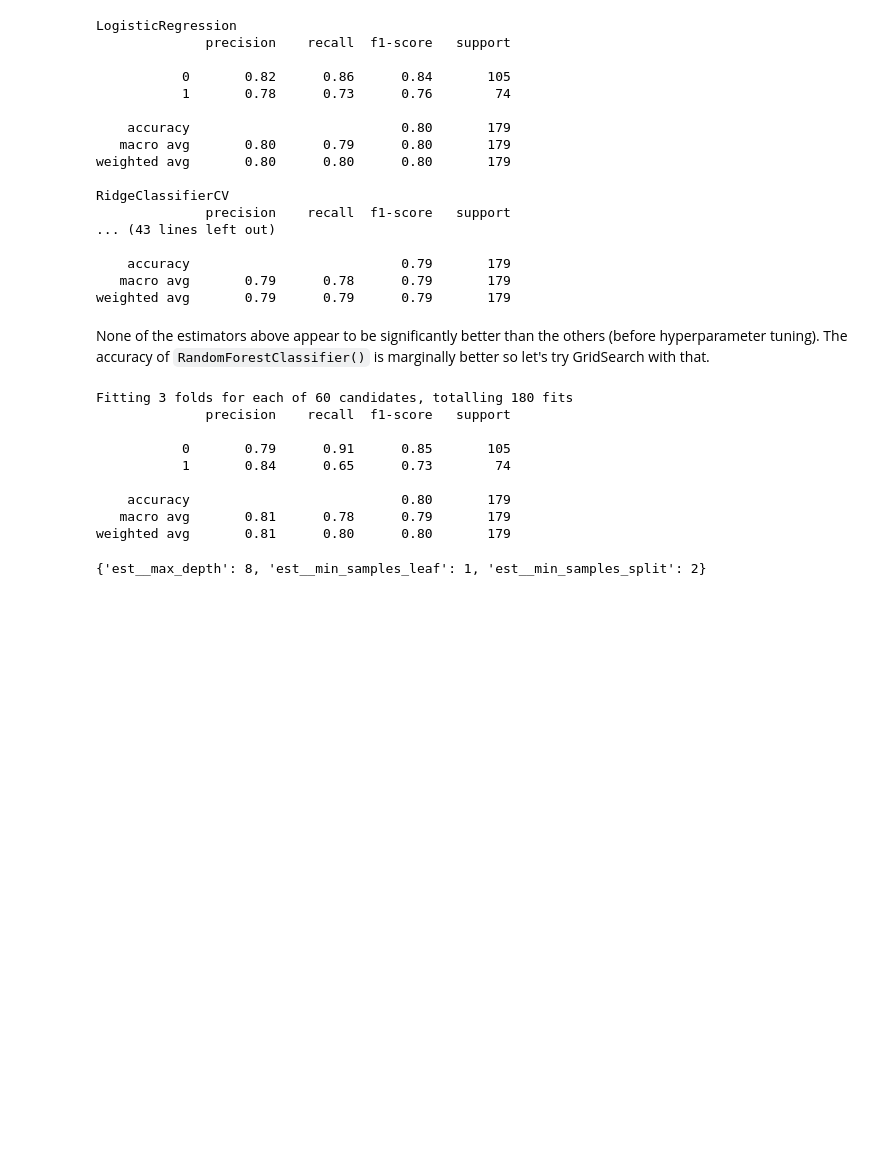
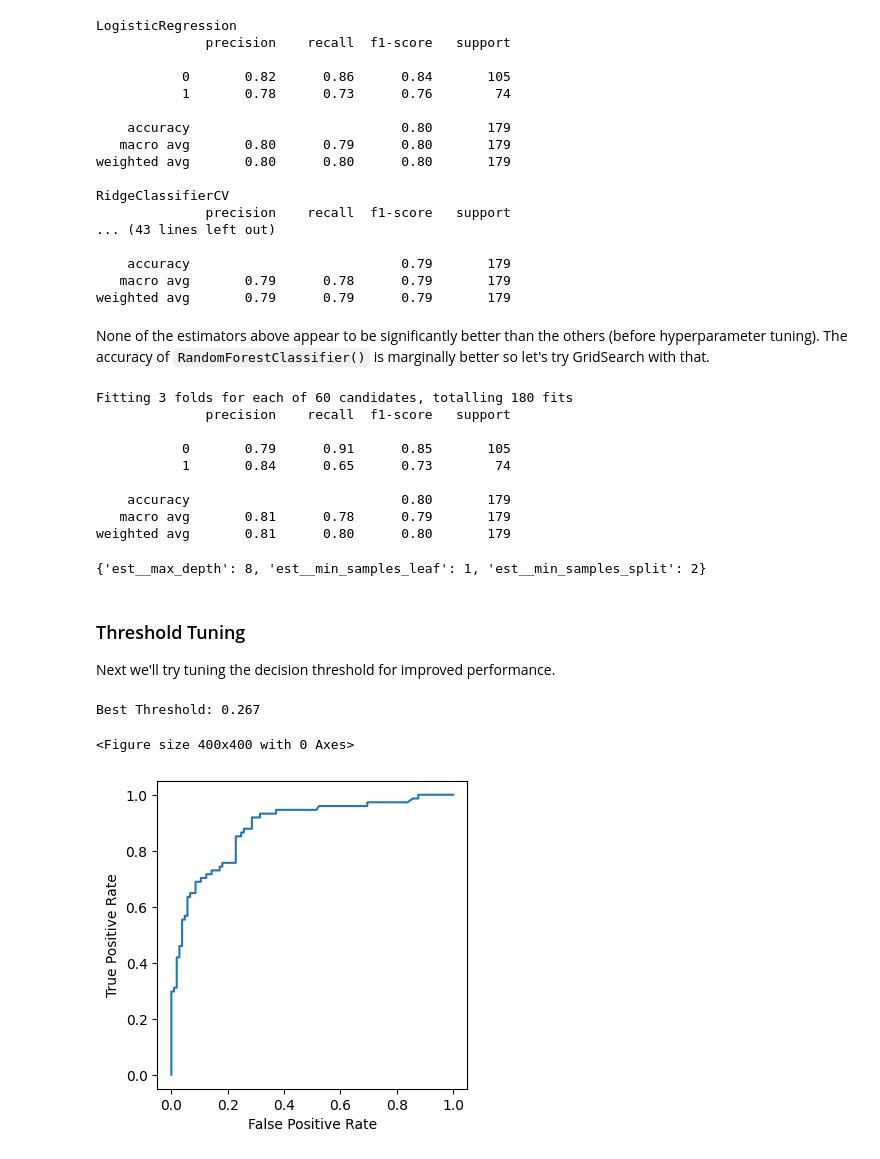
Before and after one commit to data-sandbox/kaggle-comps, a Jupyter notebook: titanic/titanic.ipynb, the cells around one changed output. Drawn from its saved outputs; the diff is of its cells as text; code cells hidden in the pictures; blank space fills up the shorter version.

Commit message:
Add threshold tuning

```diff
--- a/titanic/titanic.ipynb
+++ b/titanic/titanic.ipynb
@@ -409,3 +414,38 @@ Fitting 3 folds for each of 60 candidates, totalling 180 fits
    macro avg       0.81      0.78      0.79       179
 weighted avg       0.81      0.80      0.80       179
 {'est__max_depth': 8, 'est__min_samples_leaf': 1, 'est__min_samples_split': 2}
+# %% [markdown]
+### Threshold Tuning
+
+Next we'll try tuning the decision threshold for improved performance.
+# %%
+model = aux.fit_model(X_train, y_train, transformer,
+                      RandomForestClassifier(n_estimators=100, max_depth=8,
+                                             min_samples_leaf=1, min_samples_split=2,
+                                             random_state=42))
+# %%
+def roc_threshold(model, X, y):
+    """Plot ROC Curve and return the optimal threshold that balances
+    false positive and true positive rates"""
+
+    # Get probabilities for each class
+    y_proba = model.predict_proba(X)
+
+    # Plot ROC Curve
+    fpr, tpr, thresholds = roc_curve(y, y_proba[:, 1], pos_label=1)
+    roc_display = RocCurveDisplay(fpr=fpr, tpr=tpr).plot()
+    roc_display.figure_.set_size_inches(4, 4)
+
+    J = tpr - fpr
+    ix = np.argmax(J)
+    best_thresh = thresholds[ix]
+    print(f'Best Threshold: {best_thresh:.3f}')
+
+    return best_thresh
+# %%
+plt.figure(figsize=(4, 4))
+best_thresh_tpfp = roc_threshold(model, X_test, y_test)
+# %% [output]
+Best Threshold: 0.267
+<Figure size 400x400 with 0 Axes>
+[figure, added]
```
Also changed, not shown: parts of 10 cells of this notebook.
